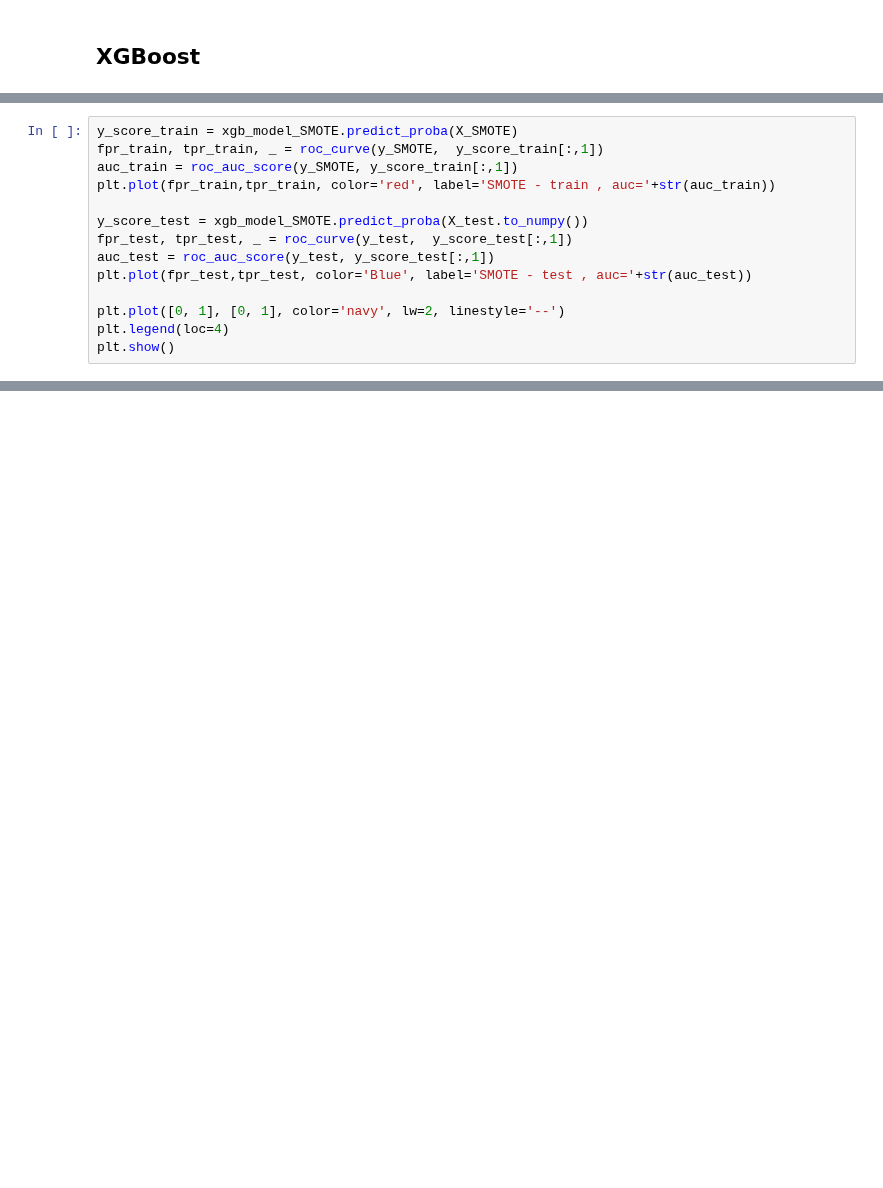
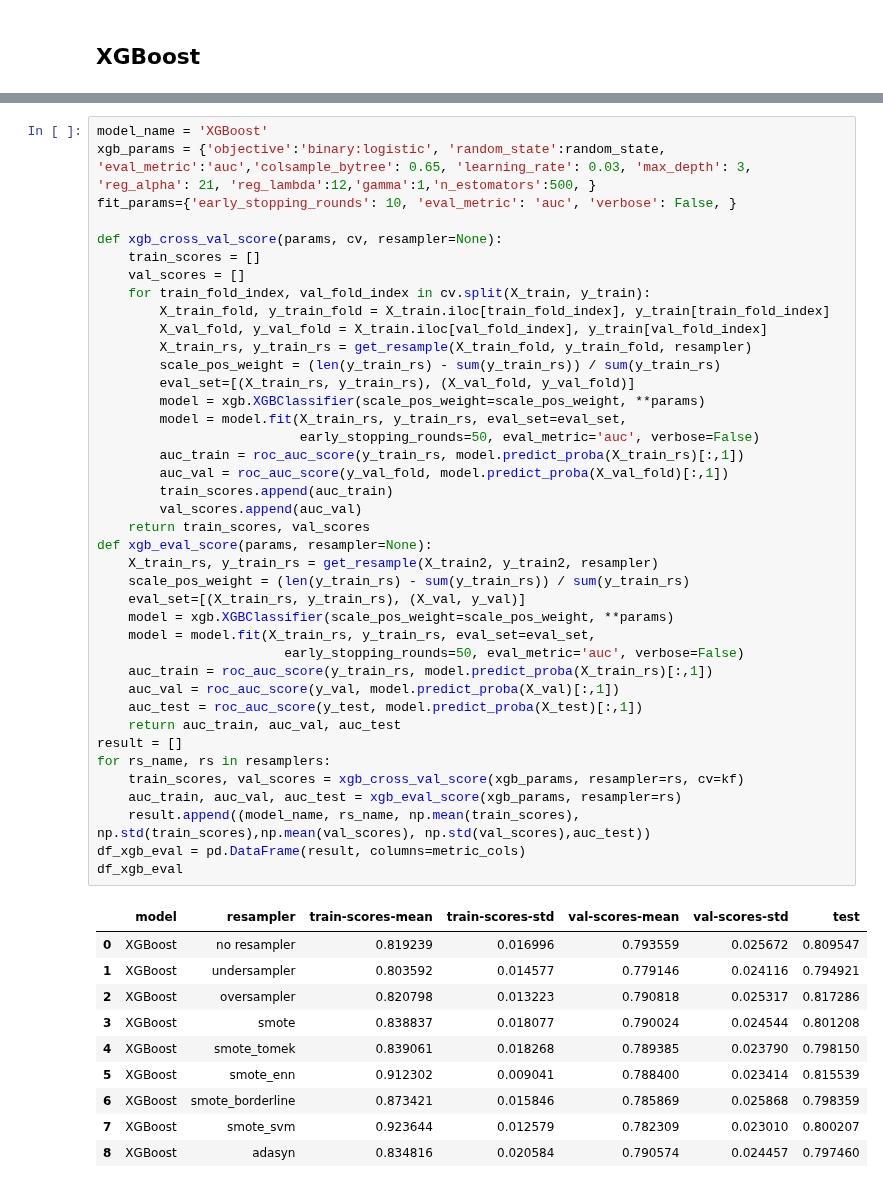
Before and after one commit to PisutSukpool/CRM-Analytics, a Jupyter notebook: Homework 08/Campaign Response Model_Main.ipynb, the cells around one changed output, grey strips where cells are left out. Cells and saved outputs as stored; diff of their text form; blank space fills up the shorter version.

```diff
--- a/Homework 08/Campaign Response Model_Main.ipynb
+++ b/Homework 08/Campaign Response Model_Main.ipynb
@@ -758,14 +516,0 @@ weighted avg       0.87      0.62      0.69      2066
-# %%
-y_score_train = xgb_model_SMOTE.predict_proba(X_SMOTE)
-fpr_train, tpr_train, _ = roc_curve(y_SMOTE,  y_score_train[:,1])
-auc_train = roc_auc_score(y_SMOTE, y_score_train[:,1])
-plt.plot(fpr_train,tpr_train, color='red', label='SMOTE - train , auc='+str(auc_train))
-
-y_score_test = xgb_model_SMOTE.predict_proba(X_test.to_numpy())
-fpr_test, tpr_test, _ = roc_curve(y_test,  y_score_test[:,1])
-auc_test = roc_auc_score(y_test, y_score_test[:,1])
-plt.plot(fpr_test,tpr_test, color='Blue', label='SMOTE - test , auc='+str(auc_test))
-
-plt.plot([0, 1], [0, 1], color='navy', lw=2, linestyle='--')
-plt.legend(loc=4)
-plt.show()
@@ -828,0 +517,51 @@ weighted avg       0.87      0.65      0.71      2066
+# %%
+model_name = 'XGBoost'
+xgb_params = {'objective':'binary:logistic', 'random_state':random_state, 'eval_metric':'auc','colsample_bytree': 0.65, 'learning_rate': 0.03, 'max_depth': 3, 'reg_alpha': 21, 'reg_lambda':12,'gamma':1,'n_estomators':500, }
+fit_params={'early_stopping_rounds': 10, 'eval_metric': 'auc', 'verbose': False, }
+
+def xgb_cross_val_score(params, cv, resampler=None):
+    train_scores = []
+    val_scores = []
+    for train_fold_index, val_fold_index in cv.split(X_train, y_train):
+        X_train_fold, y_train_fold = X_train.iloc[train_fold_index], y_train[train_fold_index]
+        X_val_fold, y_val_fold = X_train.iloc[val_fold_index], y_train[val_fold_index]
+        X_train_rs, y_train_rs = get_resample(X_train_fold, y_train_fold, resampler)
+        scale_pos_weight = (len(y_train_rs) - sum(y_train_rs)) / sum(y_train_rs)
+        eval_set=[(X_train_rs, y_train_rs), (X_val_fold, y_val_fold)]
+        model = xgb.XGBClassifier(scale_pos_weight=scale_pos_weight, **params)
+        model = model.fit(X_train_rs, y_train_rs, eval_set=eval_set,
+                          early_stopping_rounds=50, eval_metric='auc', verbose=False)
+        auc_train = roc_auc_score(y_train_rs, model.predict_proba(X_train_rs)[:,1])
+        auc_val = roc_auc_score(y_val_fold, model.predict_proba(X_val_fold)[:,1])
+        train_scores.append(auc_train)
+        val_scores.append(auc_val)
+    return train_scores, val_scores
+def xgb_eval_score(params, resampler=None):
+    X_train_rs, y_train_rs = get_resample(X_train2, y_train2, resampler)
+    scale_pos_weight = (len(y_train_rs) - sum(y_train_rs)) / sum(y_train_rs)
+    eval_set=[(X_train_rs, y_train_rs), (X_val, y_val)]
+    model = xgb.XGBClassifier(scale_pos_weight=scale_pos_weight, **params)
+    model = model.fit(X_train_rs, y_train_rs, eval_set=eval_set,
+                        early_stopping_rounds=50, eval_metric='auc', verbose=False)
+    auc_train = roc_auc_score(y_train_rs, model.predict_proba(X_train_rs)[:,1])
+    auc_val = roc_auc_score(y_val, model.predict_proba(X_val)[:,1])
+    auc_test = roc_auc_score(y_test, model.predict_proba(X_test)[:,1])
+    return auc_train, auc_val, auc_test
+result = []
+for rs_name, rs in resamplers:
+    train_scores, val_scores = xgb_cross_val_score(xgb_params, resampler=rs, cv=kf)
+    auc_train, auc_val, auc_test = xgb_eval_score(xgb_params, resampler=rs)
+    result.append((model_name, rs_name, np.mean(train_scores), np.std(train_scores),np.mean(val_scores), np.std(val_scores),auc_test))
+df_xgb_eval = pd.DataFrame(result, columns=metric_cols)
+df_xgb_eval
+# %% [output]
+|  | model | resampler | train-scores-mean | train-scores-std | val-scores-mean | val-scores-std | test |
+| 0 | XGBoost | no resampler | 0.819239 | 0.016996 | 0.793559 | 0.025672 | 0.809547 |
+| 1 | XGBoost | undersampler | 0.803592 | 0.014577 | 0.779146 | 0.024116 | 0.794921 |
+| 2 | XGBoost | oversampler | 0.820798 | 0.013223 | 0.790818 | 0.025317 | 0.817286 |
+| 3 | XGBoost | smote | 0.838837 | 0.018077 | 0.790024 | 0.024544 | 0.801208 |
+| 4 | XGBoost | smote_tomek | 0.839061 | 0.018268 | 0.789385 | 0.023790 | 0.798150 |
+| 5 | XGBoost | smote_enn | 0.912302 | 0.009041 | 0.788400 | 0.023414 | 0.815539 |
+| 6 | XGBoost | smote_borderline | 0.873421 | 0.015846 | 0.785869 | 0.025868 | 0.798359 |
+| 7 | XGBoost | smote_svm | 0.923644 | 0.012579 | 0.782309 | 0.023010 | 0.800207 |
+| 8 | XGBoost | adasyn | 0.834816 | 0.020584 | 0.790574 | 0.024457 | 0.797460 |
```
Also changed, not shown: parts of 43 cells of this notebook.
